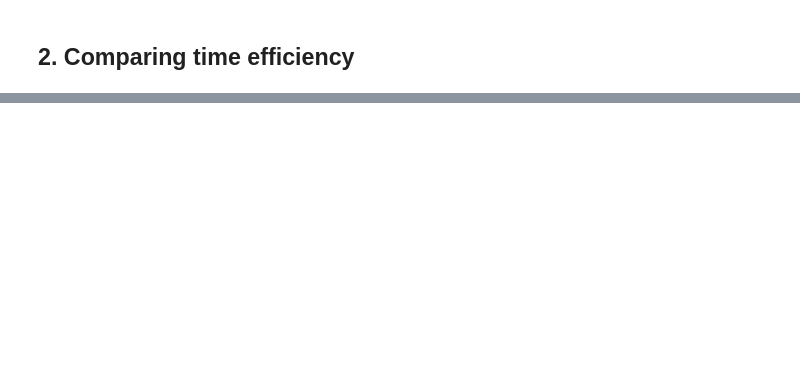
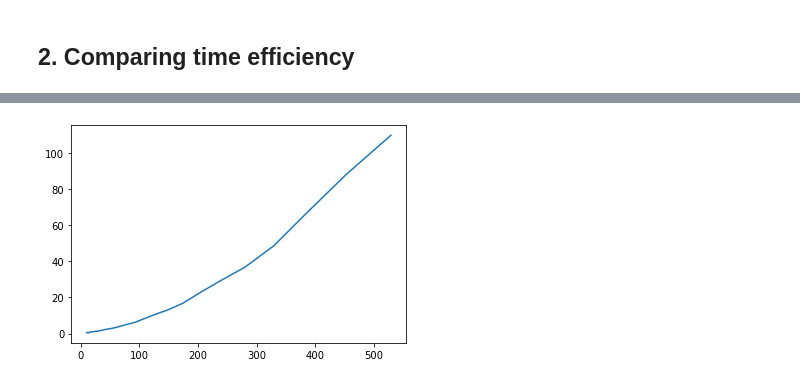
Before and after one commit to clementcome/LocKMeans, a Jupyter notebook: test.ipynb, the cells around one changed output, grey strips where cells are left out. Cells and saved outputs as stored; diff of their text form; code cells hidden in the pictures; blank space fills up the shorter version.

Commit message:
Improving time efiiciency

```diff
--- a/test.ipynb
+++ b/test.ipynb
@@ -58,7 +68,7 @@ array([ 94, 111,  47, 155,  91,  78, 187,  79,  75,  83], dtype=int64)
 # %% [markdown]
 ## 2. Comparing time efficiency
 # %%
-n_cluster = 1000
+n_cluster = 100
 points_in_cluster = 100
 n_sample_arr = np.repeat(points_in_cluster, n_cluster)
 cluster_std_arr = np.random.rand(n_cluster)*10
@@ -80,0 +91,16 @@ Fitting took 698.3671269416809s
+# %%
+n_cluster_list = np.logspace(1, 3, 30).astype(int)[:-4]
+points_in_cluster = 100
+fitting_time_list = []
+for n_cluster in n_cluster_list:
+    n_sample_arr = np.repeat(points_in_cluster, n_cluster)
+    cluster_std_arr = np.random.rand(n_cluster)*10
+    X, y, centers = make_blobs(n_samples = n_sample_arr, cluster_std = cluster_std_arr, return_centers = True)
+    lkm = LocKMeans(n_clusters=n_cluster, cluster_size=points_in_cluster, max_iter=100)
+    start = time.time()
+    lkm.fit(X)
+    fitting_time_list.append(time.time() - start)
+plt.plot(n_cluster_list, fitting_time_list)
+plt.show()
+# %% [output]
+[figure, added]
```
Also changed, not shown: parts of 11 cells of this notebook, 1 other file.
